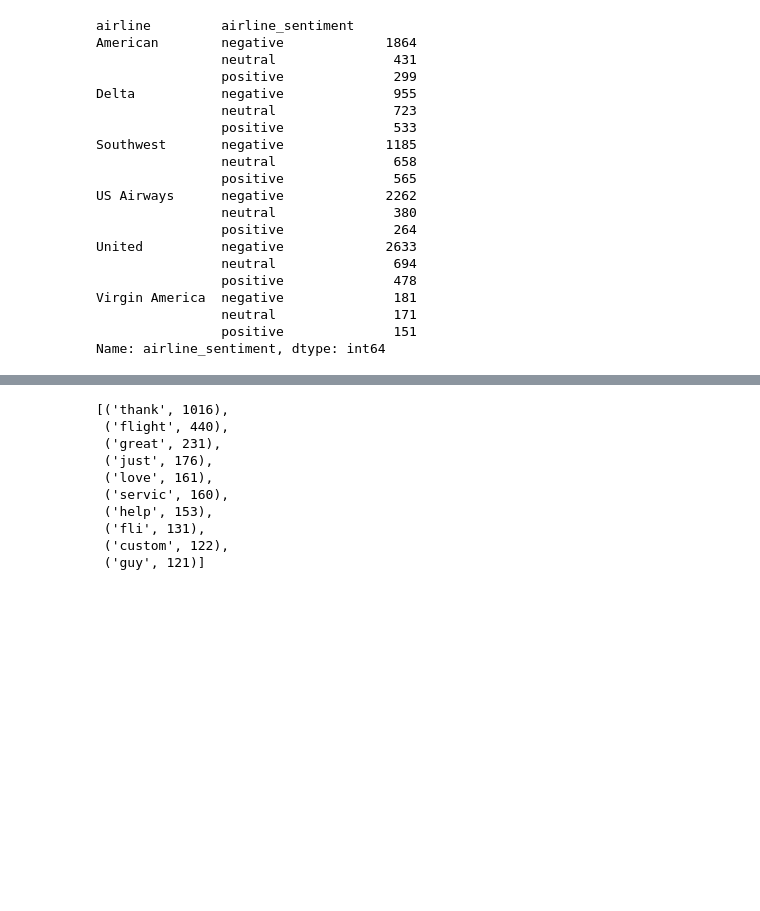
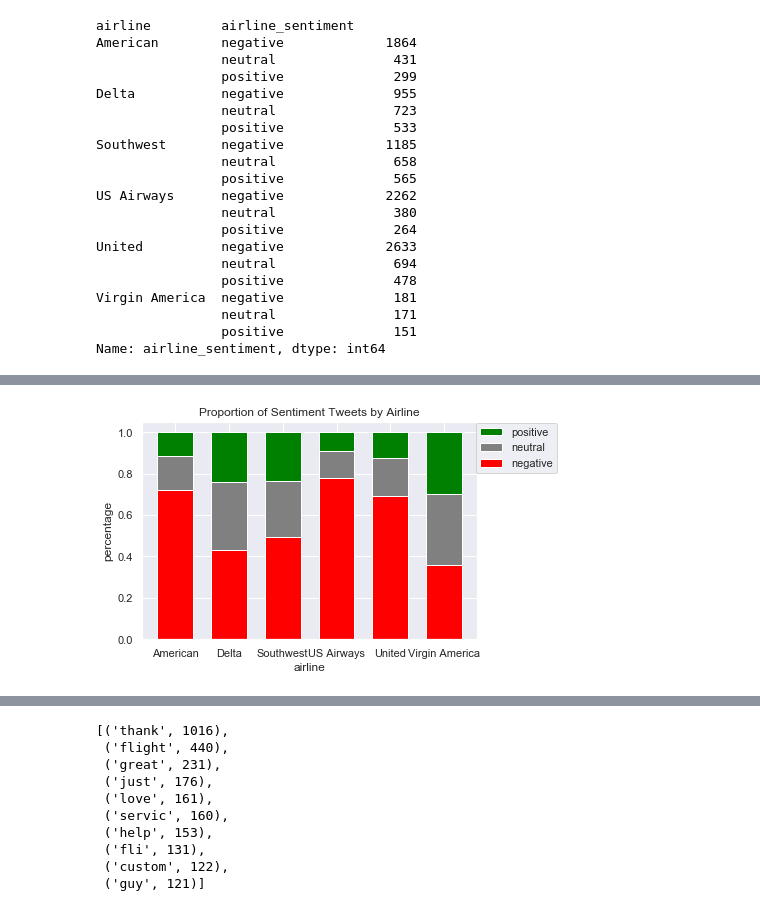
Before and after one commit to jennyrhee/airline-sentiment, a Jupyter notebook: notebooks/2-data-storytelling.ipynb, the cells around one changed output, grey strips where cells are left out. Drawn from its saved outputs; the diff is of its cells as text; code cells hidden in the pictures; blank space fills up the shorter version.

```diff
--- a/notebooks/2-data-storytelling.ipynb
+++ b/notebooks/2-data-storytelling.ipynb
@@ -73,0 +69,10 @@ plt.savefig('../docs/img/neg_reasons_by_airline.png', dpi=300, bbox_inches='tigh
+# %%
+sentiment_counts_by_airline = (
+    df.groupby(['airline', 'airline_sentiment'])
+    [['tweet_id']].count()
+    .reset_index()
+    .sort_values(by='airline')
+)
+# %%
+airline_counts = df.groupby('airline')[['tweet_id']].count().reset_index()
+airline_counts.rename({'tweet_id': 'total_tweets'}, axis=1, inplace=True)
@@ -73,0 +103,29 @@ plt.savefig('../docs/img/neg_reasons_by_airline.png', dpi=300, bbox_inches='tigh
+# %%
+negative = (sentiment_counts_by_airline[
+    sentiment_counts_by_airline.airline_sentiment == 'negative'
+].perc
+           .reset_index(drop=True))
+neutral = (sentiment_counts_by_airline[
+    sentiment_counts_by_airline.airline_sentiment == 'neutral'
+].perc
+          .reset_index(drop=True))
+positive = (sentiment_counts_by_airline[
+    sentiment_counts_by_airline.airline_sentiment == 'positive'
+].perc
+           .reset_index(drop=True))
+
+ind = np.arange(0.5, 6.7, 1.2)
+p1 = plt.bar(ind, negative,  color='red')
+p2 = plt.bar(ind, neutral,
+             bottom=negative, color='grey')
+p3 = plt.bar(ind, positive,
+             bottom=negative+neutral, color='green')
+
+plt.xlabel('airline')
+plt.ylabel('percentage')
+plt.title('Proportion of Sentiment Tweets by Airline')
+plt.xticks(ind, ('American', 'Delta', 'Southwest', 'US Airways', 'United', 'Virgin America'))
+plt.legend((p3[0], p2[0], p1[0]), ('positive', 'neutral', 'negative'), bbox_to_anchor=(.98,1.02))
+plt.savefig('../docs/img/sentiment_perc_by_airline.png', dpi=300, bbox_inches='tight');
+# %% [output]
+[figure, added]
```
Also changed, not shown: parts of 43 cells of this notebook.
